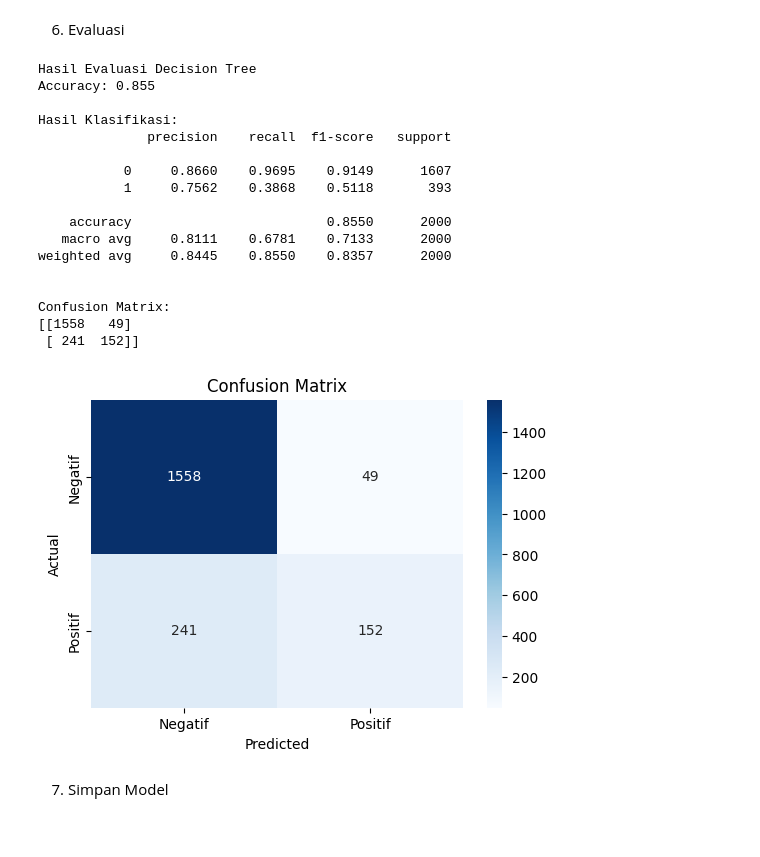
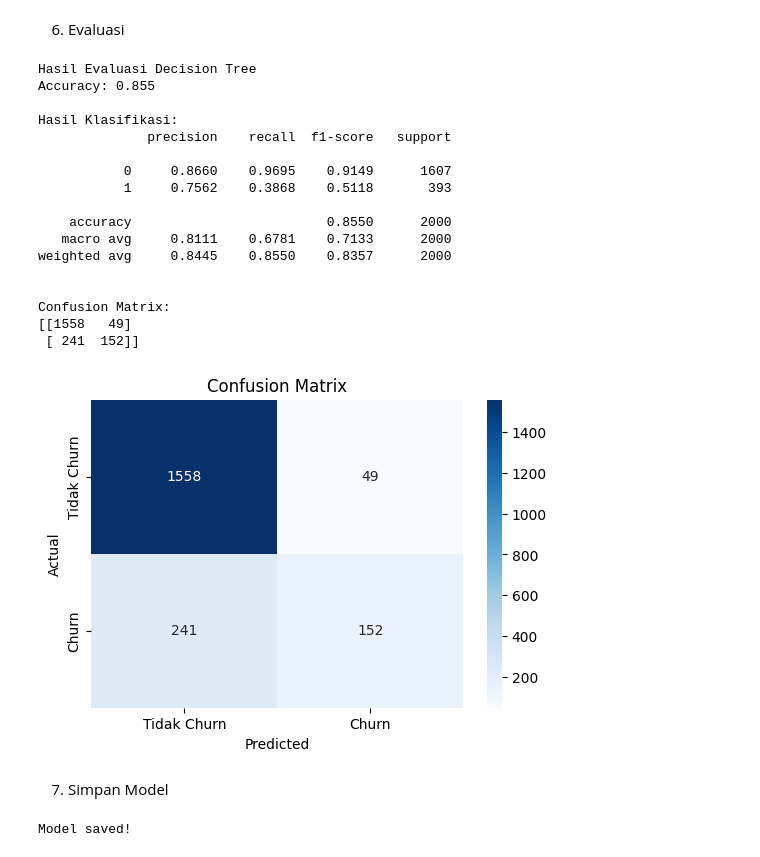
Before and after one commit to Dindaradityaswari/Klasifikasi-Decision-Tree, a Jupyter notebook: model.ipynb, the cells around one changed output. Saved outputs shown, nothing was run; the diff lists cells and outputs as text; code cells hidden in the pictures.

```diff
--- a/model.ipynb
+++ b/model.ipynb
@@ -233,55 +233,52 @@ print(classification_report(y_test, y_pred, digits=4))
 # %% [markdown]
 6. Evaluasi
 # %%
-# Menampilkan hasil evaluasi akurasi, presisi, recall, dan F1-Score pada seluruh algoritma yang sudah dibuat.
-#decision tree
-y_pred = grid.predict(X_test)
+y_pred = best_model.predict(X_test)
+
 print("Hasil Evaluasi Decision Tree")
-# Akurasi
 print("Accuracy:", accuracy_score(y_test, y_pred))
 
-# Classification report
 print("\nHasil Klasifikasi:")
 print(classification_report(y_test, y_pred, digits=4))
 
-# Confusion matrix dalam bentuk array
 cm = confusion_matrix(y_test, y_pred)
 
-# Menampilkan dalam bentuk tabel biasa
 print("\nConfusion Matrix:")
 print(cm)
 
-# Menampilkan visual dengan seaborn
 plt.figure(figsize=(6, 4))
-sns.heatmap(cm, annot=True, fmt='d', cmap='Blues',
-            xticklabels=['Negatif', 'Positif'],
-            yticklabels=['Negatif', 'Positif'])
+sns.heatmap(
+    cm, annot=True, fmt='d', cmap='Blues',
+    xticklabels=['Tidak Churn', 'Churn'],
+    yticklabels=['Tidak Churn', 'Churn']
+)
 plt.xlabel('Predicted')
 plt.ylabel('Actual')
 plt.title('Confusion Matrix')
 plt.show()
 # %% [output]
 Hasil Evaluasi Decision Tree
 Accuracy: 0.855
 
 Hasil Klasifikasi:
               precision    recall  f1-score   support
 
            0     0.8660    0.9695    0.9149      1607
            1     0.7562    0.3868    0.5118       393
 
     accuracy                         0.8550      2000
    macro avg     0.8111    0.6781    0.7133      2000
 weighted avg     0.8445    0.8550    0.8357      2000
 
 
 Confusion Matrix:
 [[1558   49]
  [ 241  152]]
-[figure, old version]
+[figure, new version]
 # %% [markdown]
 7. Simpan Model
 # %%
-joblib.dump((model, X.columns), "model.pkl")
-
+joblib.dump((best_model, X.columns), "model.pkl")
 print("Model saved!")
+# %% [output]
+Model saved!
```
Also changed, not shown: 1 other file.
